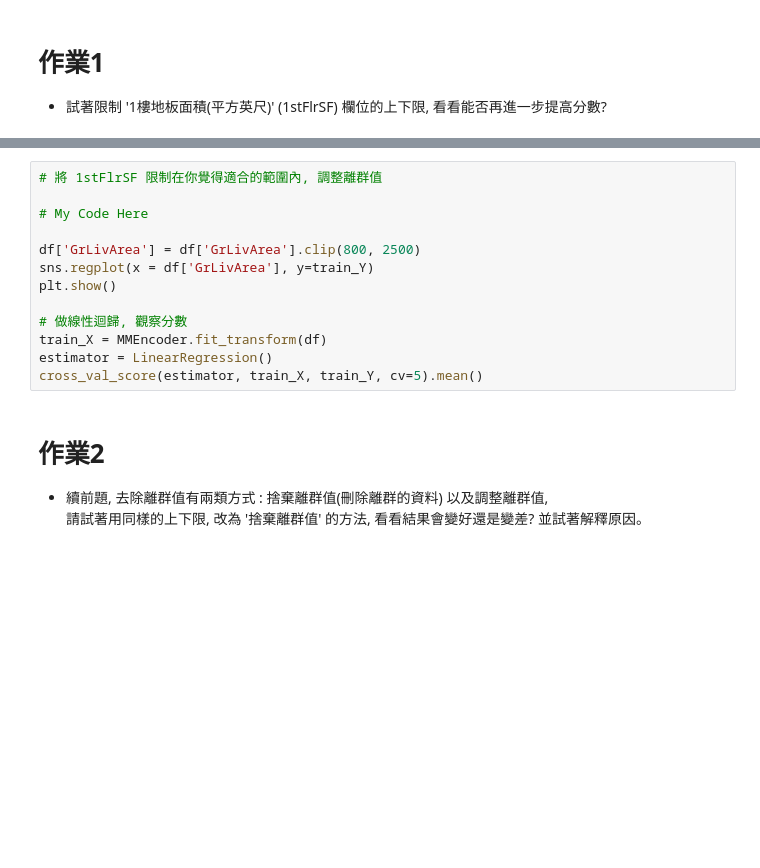
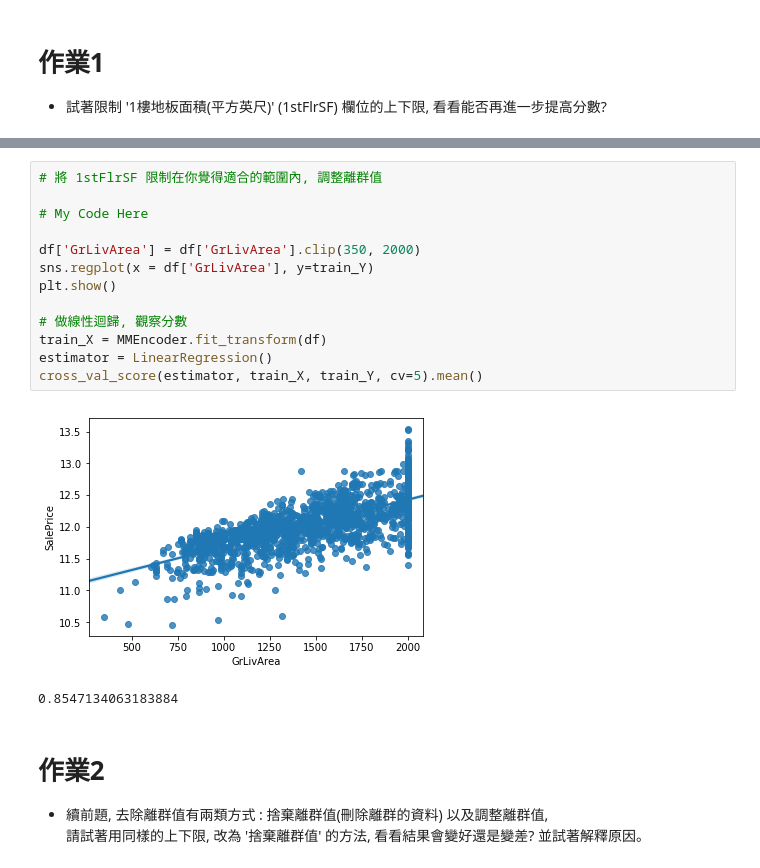
Before and after one commit to TiTiTung/4th-ML100Days, a Jupyter notebook: Homework/Day_010_HW.ipynb, the cells around one changed output, grey strips where cells are left out. Drawn from its saved outputs; the diff is of its cells as text; blank space fills up the shorter version.

```diff
--- a/Homework/Day_010_HW.ipynb
+++ b/Homework/Day_010_HW.ipynb
@@ -67,16 +73,19 @@ cross_val_score(estimator, train_X, train_Y, cv=5).mean()
 # %%
 # 將 1stFlrSF 限制在你覺得適合的範圍內, 調整離群值
 
 # My Code Here
 
-df['GrLivArea'] = df['GrLivArea'].clip(800, 2500)
+df['GrLivArea'] = df['GrLivArea'].clip(350, 2000)
 sns.regplot(x = df['GrLivArea'], y=train_Y)
 plt.show()
 
 # 做線性迴歸, 觀察分數
 train_X = MMEncoder.fit_transform(df)
 estimator = LinearRegression()
 cross_val_score(estimator, train_X, train_Y, cv=5).mean()
+# %% [output]
+[figure, added]
+0.8547134063183884
 # %% [markdown]
 # 作業2
 * 續前題, 去除離群值有兩類方式 :  捨棄離群值(刪除離群的資料) 以及調整離群值,
```
Also changed, not shown: parts of 3 cells of this notebook.
